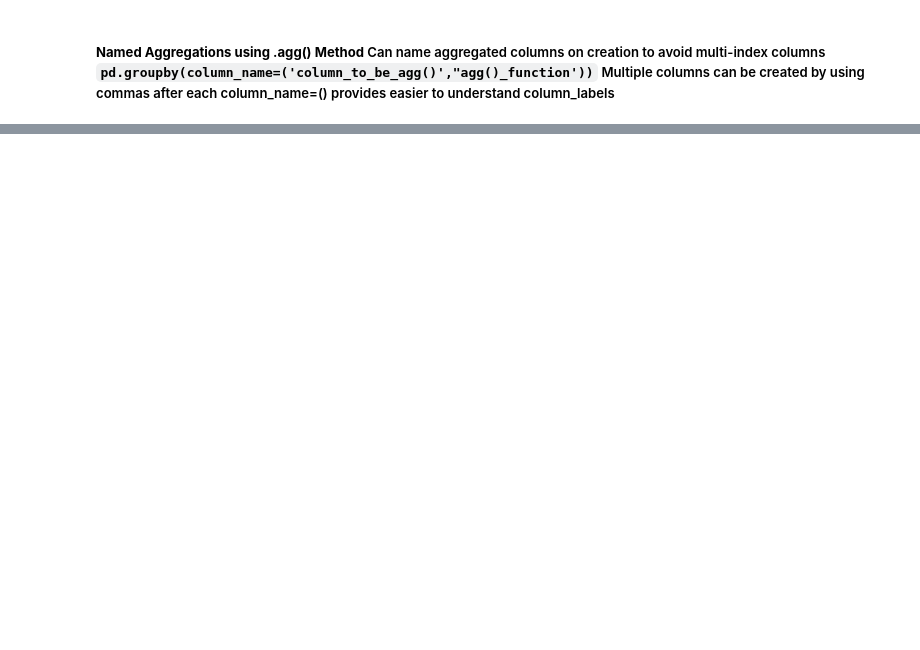
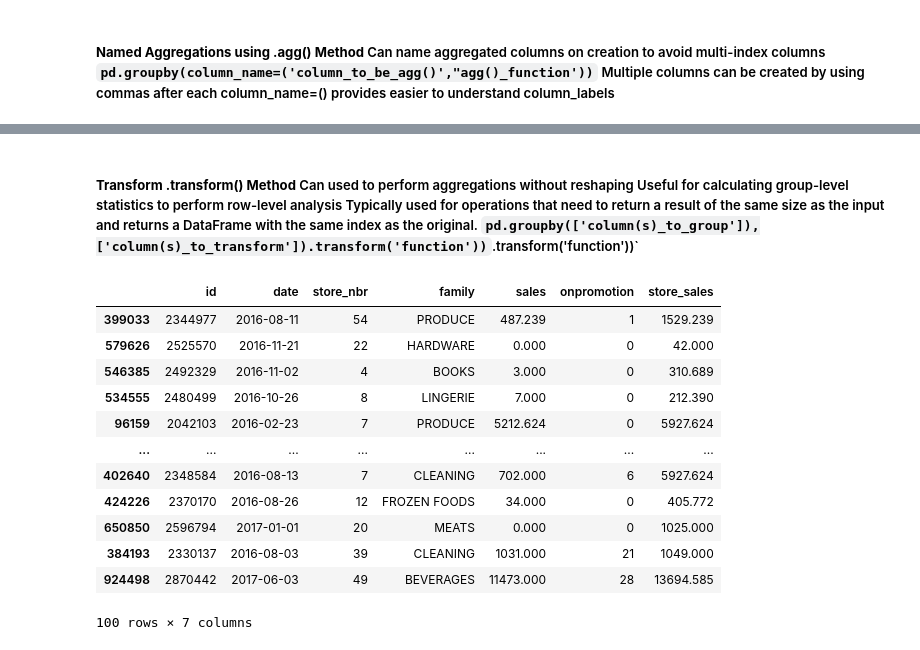
Before and after one commit to jameslaurence82/Udemy-Python_DataAnalysis_NumpyPandas, a Jupyter notebook: PdDF_Aggregating_AggregatingGroups.ipynb, the cells around one changed output, grey strips where cells are left out. Saved outputs shown, nothing was run; the diff lists cells and outputs as text; code cells hidden in the pictures; blank space fills up the shorter version.

```diff
--- a/PdDF_Aggregating_AggregatingGroups.ipynb
+++ b/PdDF_Aggregating_AggregatingGroups.ipynb
@@ -112,0 +110,21 @@ small_retail.groupby(
+# %% [markdown]
+##### **Transform .transform() Method**</br> Can used to perform aggregations without reshaping </br> Useful for calculating group-level statistics to perform row-level analysis </br> Typically used for operations that need to return a result of the same size as the input and returns a DataFrame with the same index as the original. </br> `pd.groupby(['column(s)_to_group']),['column(s)_to_transform']).transform('function'))`.transform('function'))`
+# %%
+# assign columns and transform the values with sum operation
+sample_df.assign(
+    store_sales = (sample_df.groupby('store_nbr')['sales'].transform('sum'))
+)
+# %% [output]
+|  | id | date | store_nbr | family | sales | onpromotion | store_sales |
+| 399033 | 2344977 | 2016-08-11 | 54 | PRODUCE | 487.239 | 1 | 1529.239 |
+| 579626 | 2525570 | 2016-11-21 | 22 | HARDWARE | 0.000 | 0 | 42.000 |
+| 546385 | 2492329 | 2016-11-02 | 4 | BOOKS | 3.000 | 0 | 310.689 |
+| 534555 | 2480499 | 2016-10-26 | 8 | LINGERIE | 7.000 | 0 | 212.390 |
+| 96159 | 2042103 | 2016-02-23 | 7 | PRODUCE | 5212.624 | 0 | 5927.624 |
+| ... | ... | ... | ... | ... | ... | ... | ... |
+| 402640 | 2348584 | 2016-08-13 | 7 | CLEANING | 702.000 | 6 | 5927.624 |
+| 424226 | 2370170 | 2016-08-26 | 12 | FROZEN FOODS | 34.000 | 0 | 405.772 |
+| 650850 | 2596794 | 2017-01-01 | 20 | MEATS | 0.000 | 0 | 1025.000 |
+| 384193 | 2330137 | 2016-08-03 | 39 | CLEANING | 1031.000 | 21 | 1049.000 |
+| 924498 | 2870442 | 2017-06-03 | 49 | BEVERAGES | 11473.000 | 28 | 13694.585 |
+100 rows × 7 columns
```
Also changed, not shown: parts of 10 cells of this notebook, 3 other files.
